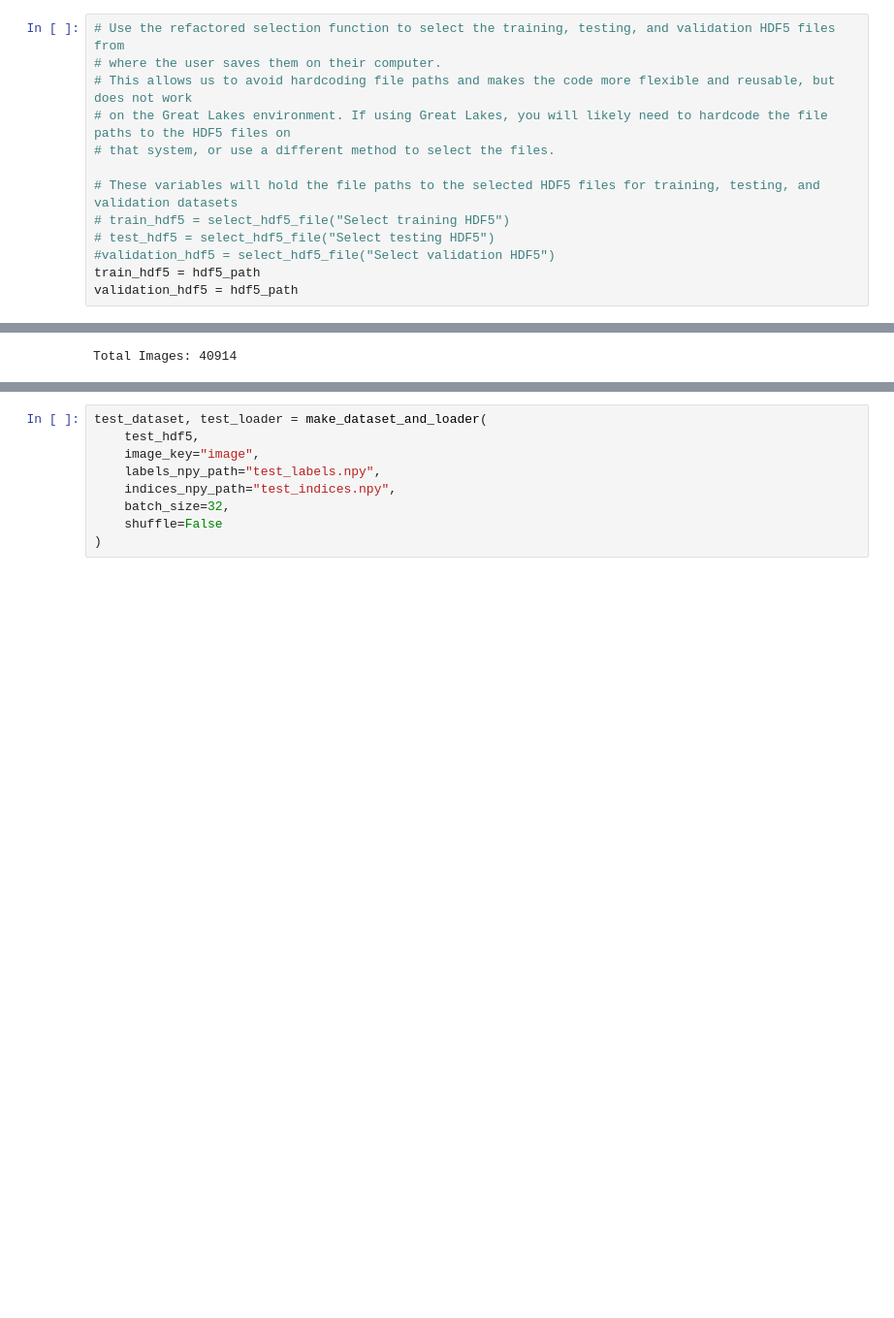
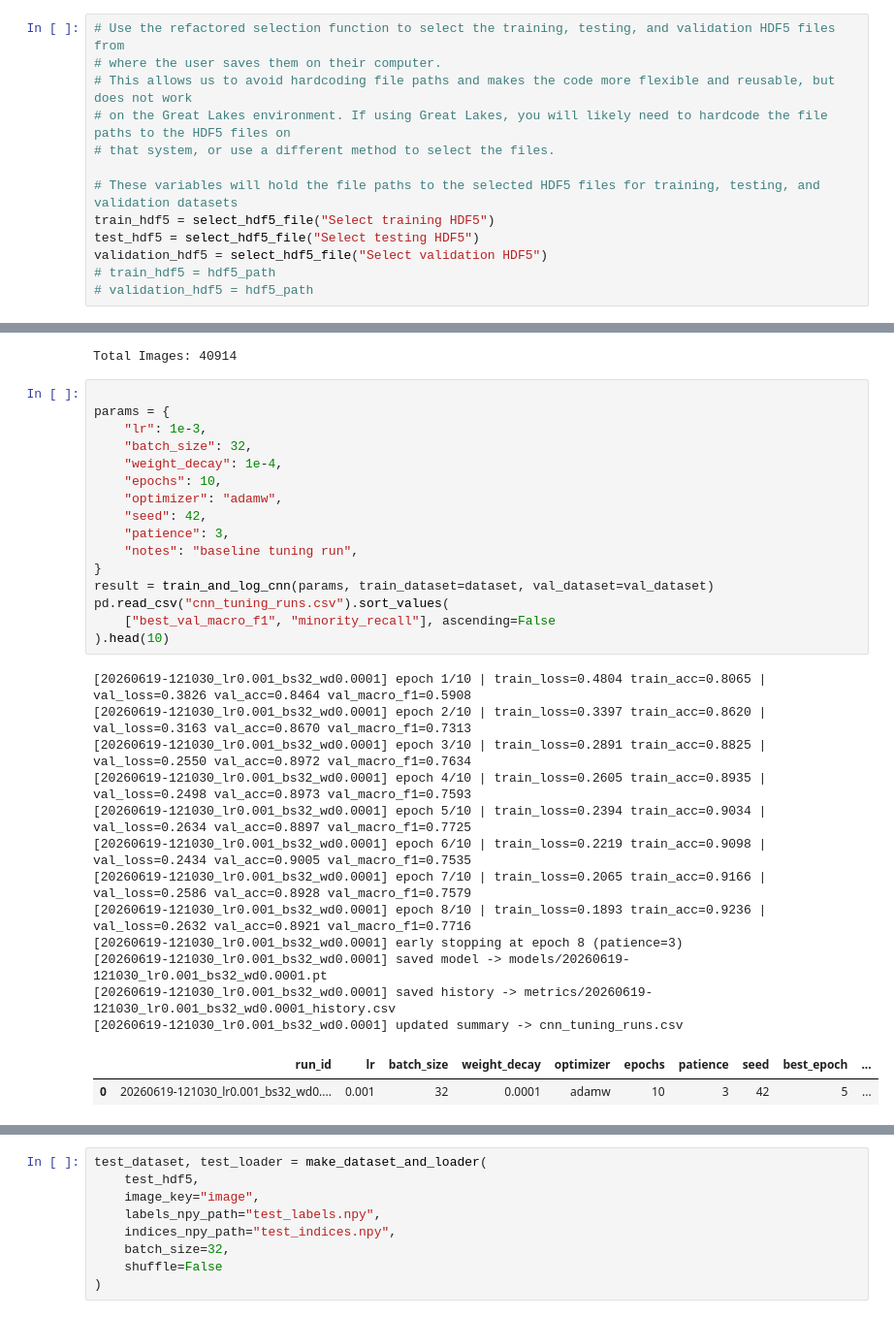
Before and after one commit to MADS-Milestone-2/Galaxy-Classifier, a Jupyter notebook: group-4-second-draft.ipynb, the cells around one changed output, grey strips where cells are left out. Shown at 97% size. Saved outputs shown, nothing was run; the diff lists cells and outputs as text; blank space fills up the shorter version.

```diff
--- a/group-4-second-draft.ipynb
+++ b/group-4-second-draft.ipynb
@@ -262,11 +262,11 @@ def print_image(idx=0, dataset=None, band_names=("g", "r", "i", "z", "y"), cmap
 # that system, or use a different method to select the files.
 
 # These variables will hold the file paths to the selected HDF5 files for training, testing, and validation datasets
-# train_hdf5 = select_hdf5_file("Select training HDF5")
-# test_hdf5 = select_hdf5_file("Select testing HDF5")
-#validation_hdf5 = select_hdf5_file("Select validation HDF5")
-train_hdf5 = hdf5_path
-validation_hdf5 = hdf5_path
+train_hdf5 = select_hdf5_file("Select training HDF5")
+test_hdf5 = select_hdf5_file("Select testing HDF5")
+validation_hdf5 = select_hdf5_file("Select validation HDF5")
+# train_hdf5 = hdf5_path
+# validation_hdf5 = hdf5_path
 # %%
 inspect_hdf5_file(train_hdf5)
 # %% [output]
@@ -666,3 +965,34 @@ val_dataset, val_loader = make_dataset_and_loader(
 )
 # %% [output]
 Total Images: 40914
+# %%
+
+params = {
+    "lr": 1e-3,
+    "batch_size": 32,
+    "weight_decay": 1e-4,
+    "epochs": 10,
+    "optimizer": "adamw",
+    "seed": 42,
+    "patience": 3,
+    "notes": "baseline tuning run",
+}
+result = train_and_log_cnn(params, train_dataset=dataset, val_dataset=val_dataset)
+pd.read_csv("cnn_tuning_runs.csv").sort_values(
+    ["best_val_macro_f1", "minority_recall"], ascending=False
+).head(10)
+# %% [output]
+[20260619-121030_lr0.001_bs32_wd0.0001] epoch 1/10 | train_loss=0.4804 train_acc=0.8065 | val_loss=0.3826 val_acc=0.8464 val_macro_f1=0.5908
+[20260619-121030_lr0.001_bs32_wd0.0001] epoch 2/10 | train_loss=0.3397 train_acc=0.8620 | val_loss=0.3163 val_acc=0.8670 val_macro_f1=0.7313
+[20260619-121030_lr0.001_bs32_wd0.0001] epoch 3/10 | train_loss=0.2891 train_acc=0.8825 | val_loss=0.2550 val_acc=0.8972 val_macro_f1=0.7634
+[20260619-121030_lr0.001_bs32_wd0.0001] epoch 4/10 | train_loss=0.2605 train_acc=0.8935 | val_loss=0.2498 val_acc=0.8973 val_macro_f1=0.7593
+[20260619-121030_lr0.001_bs32_wd0.0001] epoch 5/10 | train_loss=0.2394 train_acc=0.9034 | val_loss=0.2634 val_acc=0.8897 val_macro_f1=0.7725
+[20260619-121030_lr0.001_bs32_wd0.0001] epoch 6/10 | train_loss=0.2219 train_acc=0.9098 | val_loss=0.2434 val_acc=0.9005 val_macro_f1=0.7535
+[20260619-121030_lr0.001_bs32_wd0.0001] epoch 7/10 | train_loss=0.2065 train_acc=0.9166 | val_loss=0.2586 val_acc=0.8928 val_macro_f1=0.7579
+[20260619-121030_lr0.001_bs32_wd0.0001] epoch 8/10 | train_loss=0.1893 train_acc=0.9236 | val_loss=0.2632 val_acc=0.8921 val_macro_f1=0.7716
+[20260619-121030_lr0.001_bs32_wd0.0001] early stopping at epoch 8 (patience=3)
+[20260619-121030_lr0.001_bs32_wd0.0001] saved model -> models/20260619-121030_lr0.001_bs32_wd0.0001.pt
+[20260619-121030_lr0.001_bs32_wd0.0001] saved history -> metrics/20260619-121030_lr0.001_bs32_wd0.0001_history.csv
+[20260619-121030_lr0.001_bs32_wd0.0001] updated summary -> cnn_tuning_runs.csv
+|  | run_id | lr | batch_size | weight_decay | optimizer | epochs | patience | seed | best_epoch | ... |
+| 0 | 20260619-121030_lr0.001_bs32_wd0.... | 0.001 | 32 | 0.0001 | adamw | 10 | 3 | 42 | 5 | ... |
```
Also changed, not shown: parts of 19 cells of this notebook, 19 other files.
